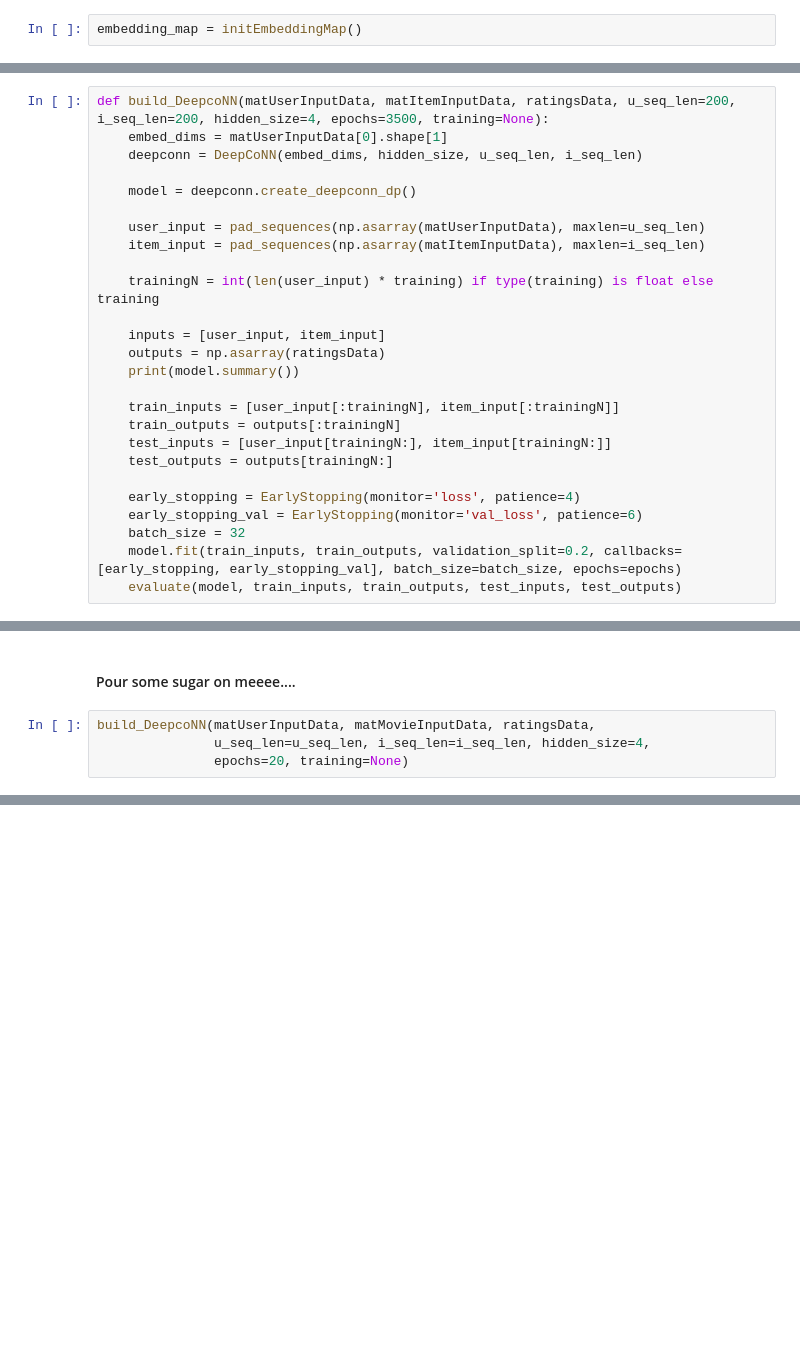
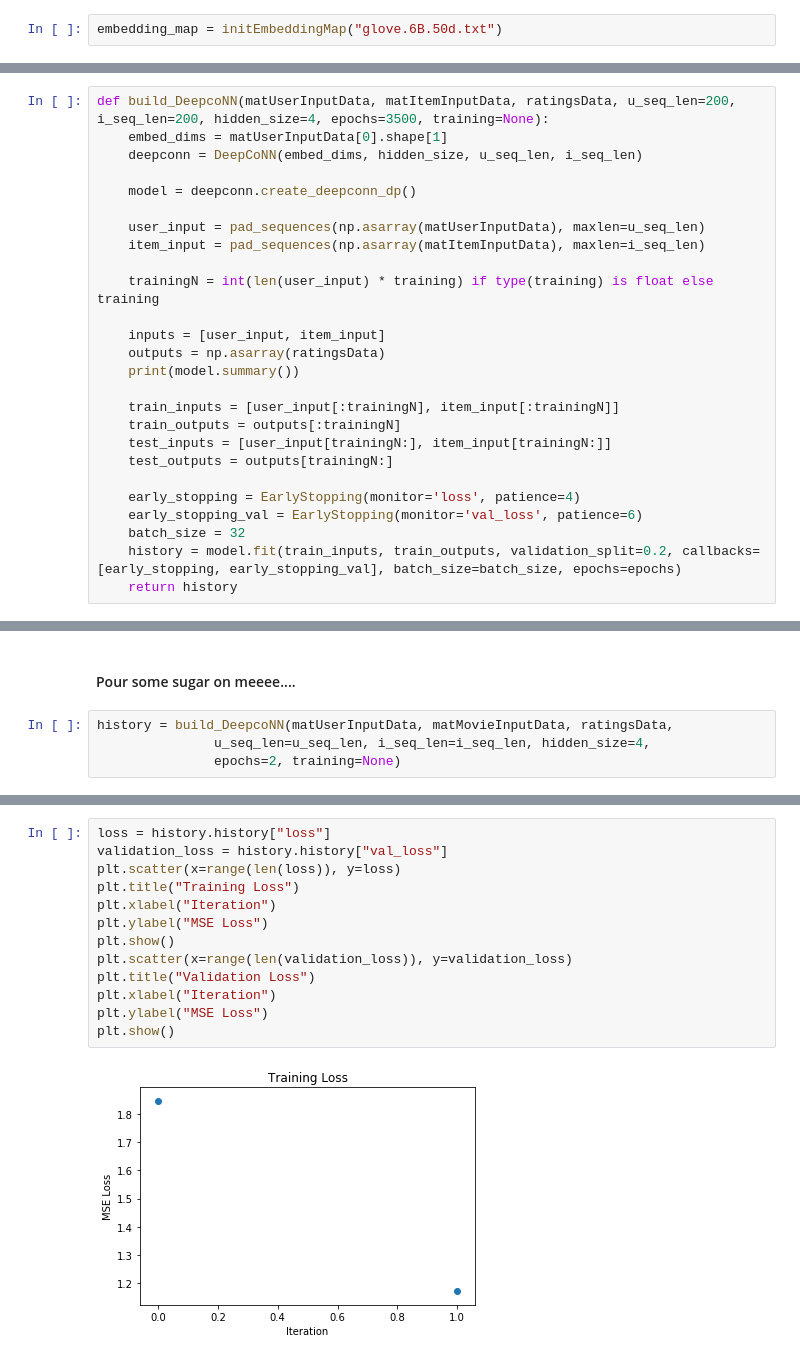
Before and after one commit to michaelAlvarino/Deep-Learning, a Jupyter notebook: Final Project v1.ipynb, the cells around one changed output, grey strips where cells are left out. Saved outputs shown, nothing was run; the diff lists cells and outputs as text; blank space fills up the shorter version.

Commit message:
add visualization and make initEmbeddingMap a little smaller

```diff
--- a/Final Project v1.ipynb
+++ b/Final Project v1.ipynb
@@ -234,5 +212,5 @@ We then use this matrix to create encodings of movie reviews
 
 __requires__: GloVe Embeddings to be downloaded - http://nlp.stanford.edu/data/glove.6B.zip
 # %%
-embedding_map = initEmbeddingMap()
+embedding_map = initEmbeddingMap("glove.6B.50d.txt")
 # %% [output]
@@ -385,8 +368,8 @@ def build_DeepcoNN(matUserInputData, matItemInputData, ratingsData, u_seq_len=20
     early_stopping = EarlyStopping(monitor='loss', patience=4)
     early_stopping_val = EarlyStopping(monitor='val_loss', patience=6)
     batch_size = 32
-    model.fit(train_inputs, train_outputs, validation_split=0.2, callbacks=[early_stopping, early_stopping_val], batch_size=batch_size, epochs=epochs)
-    evaluate(model, train_inputs, train_outputs, test_inputs, test_outputs)
+    history = model.fit(train_inputs, train_outputs, validation_split=0.2, callbacks=[early_stopping, early_stopping_val], batch_size=batch_size, epochs=epochs)
+    return history
 # %%
 # Calculates median user review length and item length. We then pad each review to these numbers
 ptile = 50
@@ -400,9 +383,9 @@ print(i_seq_len)
 # %% [markdown]
 #### Pour some sugar on meeee....
 # %%
-build_DeepcoNN(matUserInputData, matMovieInputData, ratingsData,
+history = build_DeepcoNN(matUserInputData, matMovieInputData, ratingsData,
                u_seq_len=u_seq_len, i_seq_len=i_seq_len, hidden_size=4,
-               epochs=20, training=None)
+               epochs=2, training=None)
 # %% [output]
 __________________________________________________________________________________________________
 Layer (type)                    Output Shape         Param #     Connected to
@@ -423,0 +407,15 @@ model train mse: 0.909241389228
+# %%
+loss = history.history["loss"]
+validation_loss = history.history["val_loss"]
+plt.scatter(x=range(len(loss)), y=loss)
+plt.title("Training Loss")
+plt.xlabel("Iteration")
+plt.ylabel("MSE Loss")
+plt.show()
+plt.scatter(x=range(len(validation_loss)), y=validation_loss)
+plt.title("Validation Loss")
+plt.xlabel("Iteration")
+plt.ylabel("MSE Loss")
+plt.show()
+# %% [output]
+[figure, added]
```
Also changed, not shown: parts of 11 cells of this notebook.
